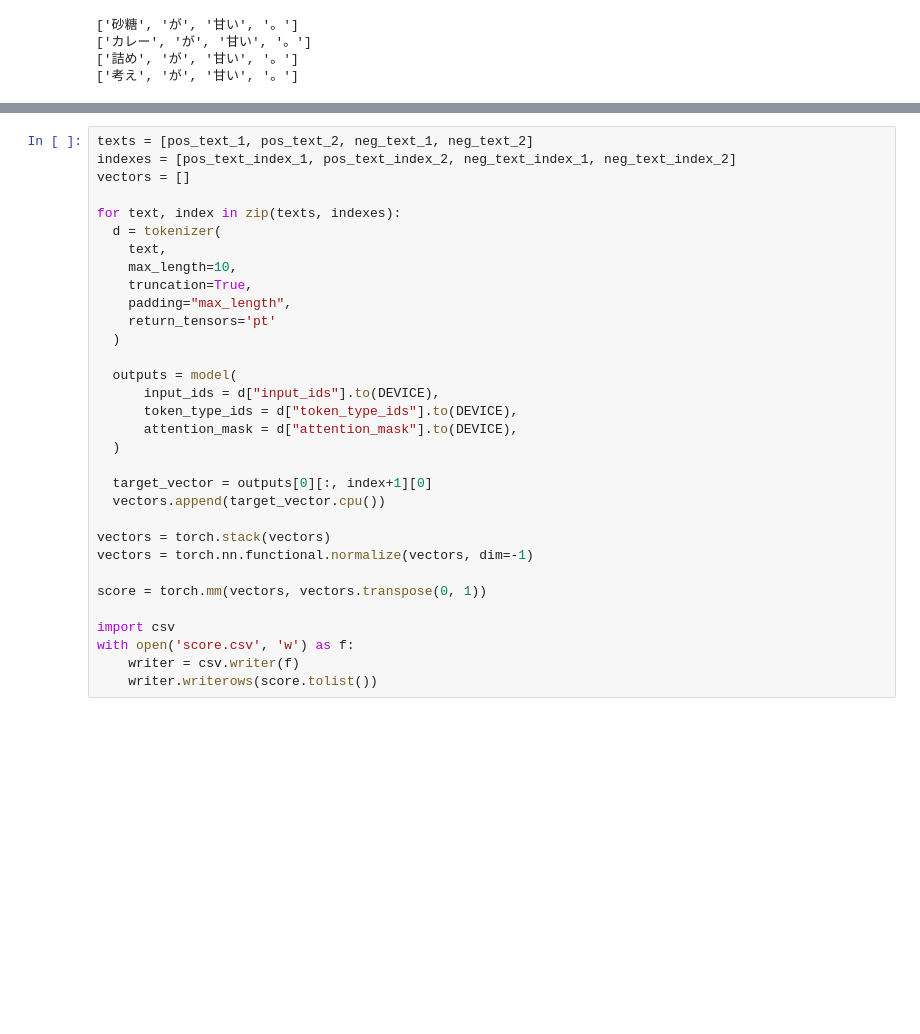
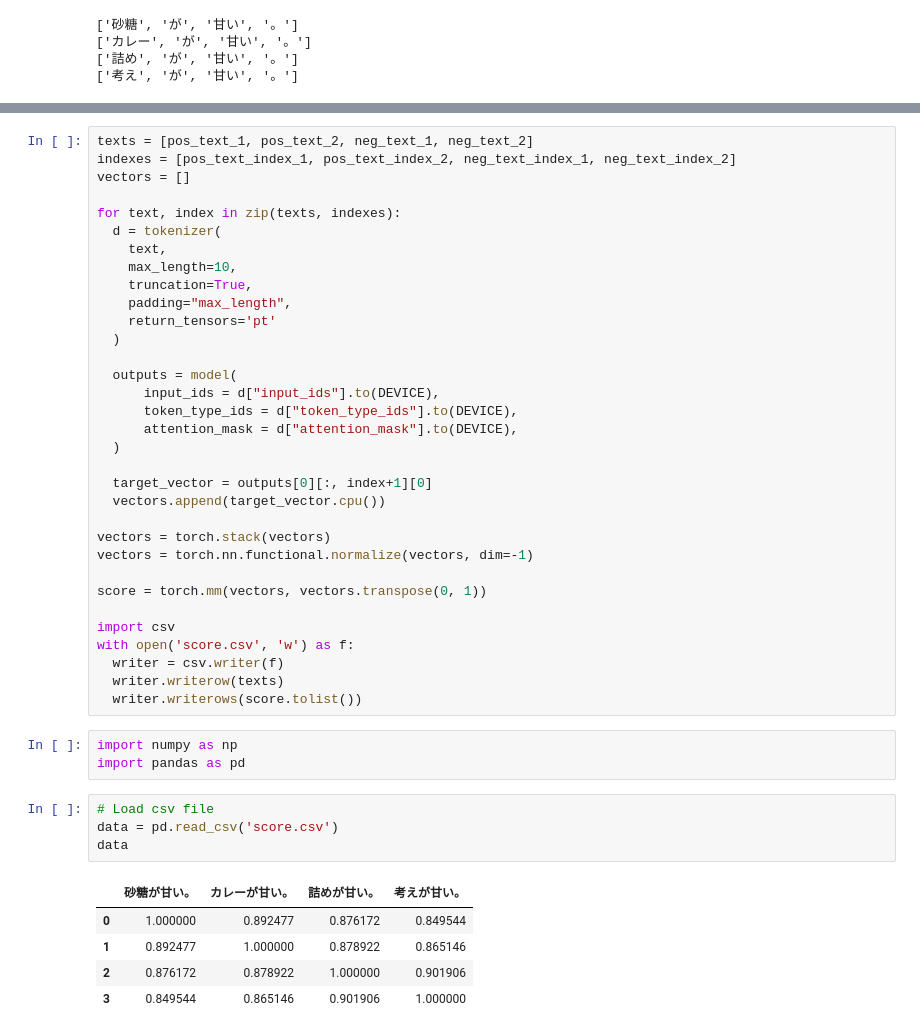
Before and after one commit to citrus1998/nlp100_with_alpha, a Jupyter notebook: Word_Clustering_Test.ipynb, the cells around one changed output, grey strips where cells are left out. Drawn from its saved outputs; the diff is of its cells as text; blank space fills up the shorter version.

```diff
--- a/Word_Clustering_Test.ipynb
+++ b/Word_Clustering_Test.ipynb
@@ -110,5 +110,19 @@ score = torch.mm(vectors, vectors.transpose(0, 1))
 
 import csv
 with open('score.csv', 'w') as f:
-    writer = csv.writer(f)
-    writer.writerows(score.tolist())
+  writer = csv.writer(f)
+  writer.writerow(texts)
+  writer.writerows(score.tolist())
+# %%
+import numpy as np
+import pandas as pd
+# %%
+# Load csv file
+data = pd.read_csv('score.csv')
+data
+# %% [output]
+|  | 砂糖が甘い。 | カレーが甘い。 | 詰めが甘い。 | 考えが甘い。 |
+| 0 | 1.000000 | 0.892477 | 0.876172 | 0.849544 |
+| 1 | 0.892477 | 1.000000 | 0.878922 | 0.865146 |
+| 2 | 0.876172 | 0.878922 | 1.000000 | 0.901906 |
+| 3 | 0.849544 | 0.865146 | 0.901906 | 1.000000 |
```
Also changed, not shown: parts of 2 cells of this notebook.
